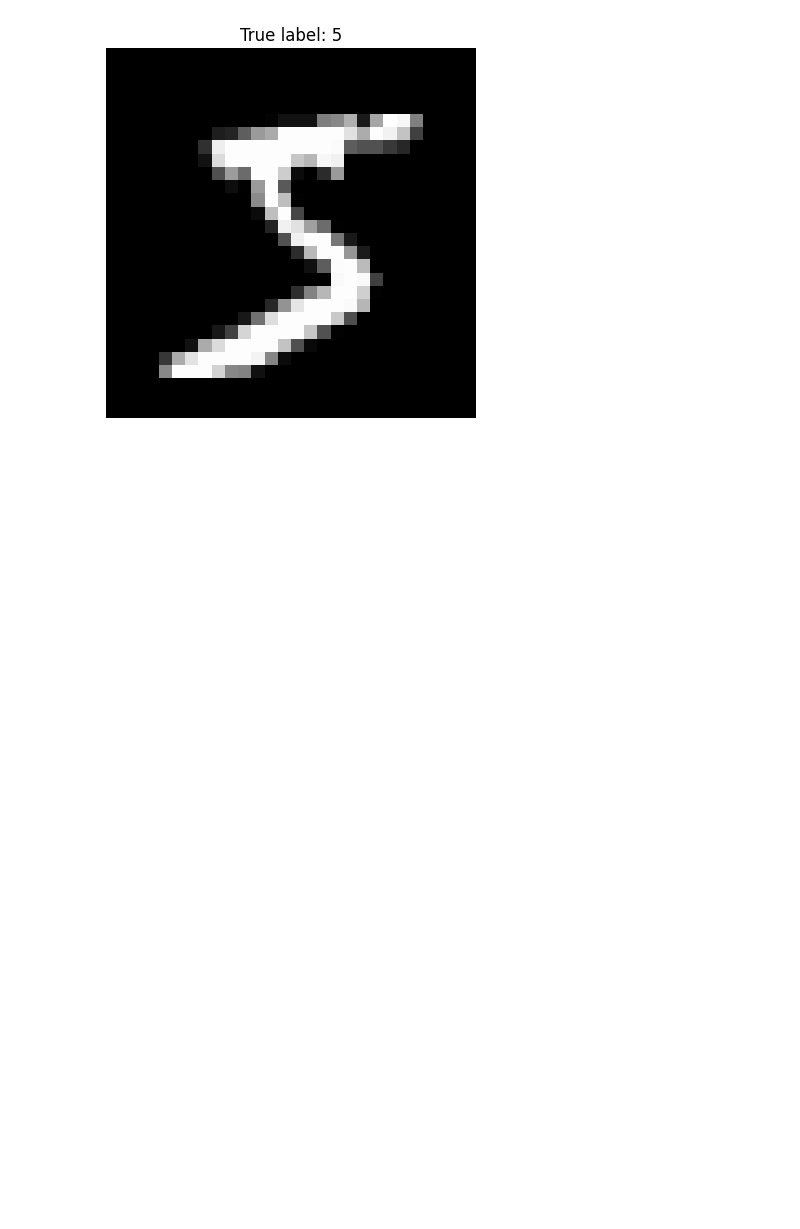
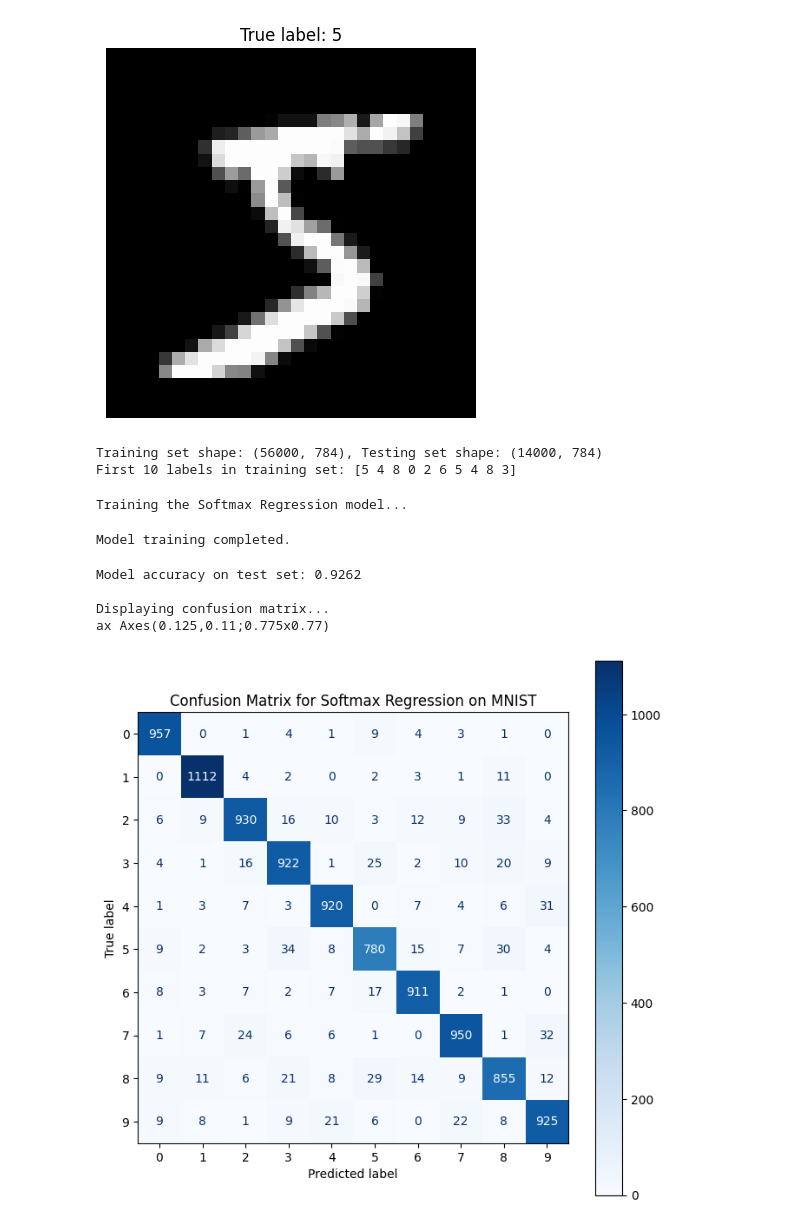
Before and after one commit to Kaif-Zakey/LLM_Model_Train, a Jupyter notebook: Week 6/Softmax_Regression.ipynb, the cells around one changed output. Saved outputs shown, nothing was run; the diff lists cells and outputs as text; code cells hidden in the pictures; blank space fills up the shorter version.

```diff
--- a/Week 6/Softmax_Regression.ipynb
+++ b/Week 6/Softmax_Regression.ipynb
@@ -44,3 +55,51 @@ plt.axis('off')
 plt.show()
 # %% [output]
 [figure]
+# %%
+# Split the dataset into training and testing sets
+X_train, X_test, y_train, y_test = train_test_split(X, y, test_size=0.2, random_state=42)
+print(f"Training set shape: {X_train.shape}, Testing set shape: {X_test.shape}")
+# print y
+print(f"First 10 labels in training set: {y_train[:10]}")
+# %% [output]
+Training set shape: (56000, 784), Testing set shape: (14000, 784)
+First 10 labels in training set: [5 4 8 0 2 6 5 4 8 3]
+# %%
+y = y.astype(np.uint8)
+# 1. Split the data into training and testing sets
+X_train, X_test, y_train, y_test = X[:60000], X[60000:], y[:60000], y[60000:]
+
+# 2. Scale the pixel values to be between 0 and 1
+X_train_scaled = X_train / 255.0
+X_test_scaled = X_test / 255.0
+# %%
+# Create and train the Softmax Regression model
+# Using 'lbfgs' solver which is suitable for multinomial logistic regression
+softmax_reg = LogisticRegression(solver="lbfgs", max_iter=1000,random_state=42)
+
+print("Training the Softmax Regression model...")
+softmax_reg.fit(X_train_scaled, y_train)
+print("Model training completed.")
+# %% [output]
+Training the Softmax Regression model...
+Model training completed.
+# %%
+#found accuracy
+y_pred = softmax_reg.predict(X_test_scaled)
+accuracy = accuracy_score(y_test, y_pred)
+
+print(f"Model accuracy on test set: {accuracy :.4f}")
+
+#confusion matrix to see where the model is making mistakes
+print("\nDisplaying confusion matrix...")
+fig,ax = plt.subplots(figsize=(8,8))
+print("ax",ax)
+ConfusionMatrixDisplay.from_estimator(softmax_reg, X_test_scaled, y_test, ax=ax,cmap=plt.cm.Blues)
+plt.title("Confusion Matrix for Softmax Regression on MNIST")
+plt.show()
+# %% [output]
+Model accuracy on test set: 0.9262
+
+Displaying confusion matrix...
+ax Axes(0.125,0.11;0.775x0.77)
+[figure, added]
```
Also changed, not shown: parts of 2 cells of this notebook.
